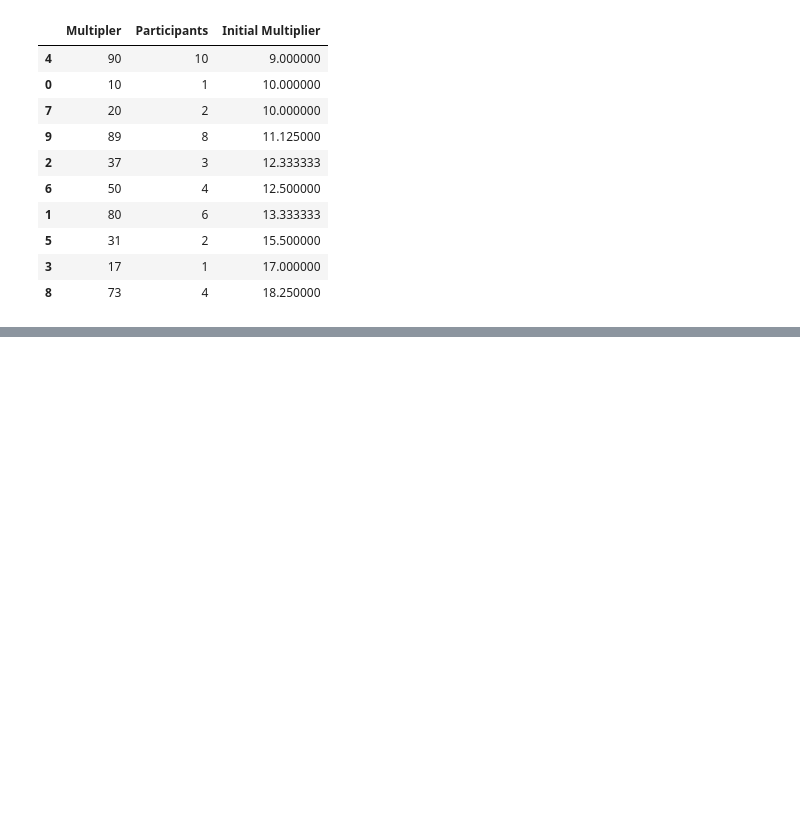
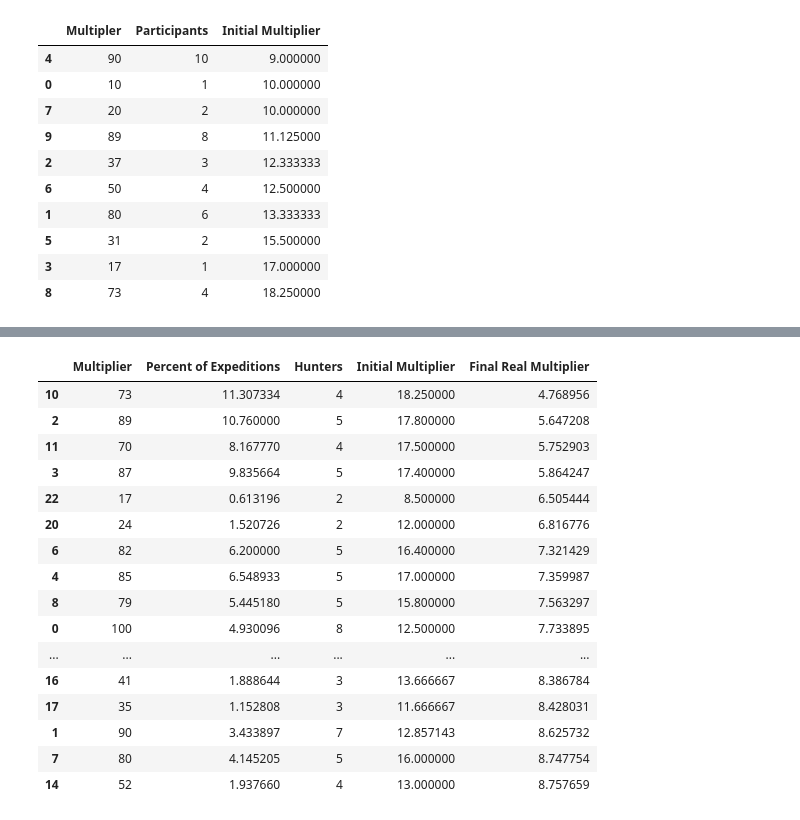
Before and after one commit to JosheevR/prosperity-3, a Jupyter notebook: round2/manual/Round2ManualTrading.ipynb, the cells around one changed output, grey strips where cells are left out. Drawn from its saved outputs; the diff is of its cells as text; code cells hidden in the pictures; blank space fills up the shorter version.

```diff
--- a/round2/manual/Round2ManualTrading.ipynb
+++ b/round2/manual/Round2ManualTrading.ipynb
@@ -200,0 +117,20 @@ Warning: The number of non-NaN values is not 19 as expected.
+# %%
+dist.dropna().sort_values("Final Real Multiplier")
+# %% [output]
+|  | Multiplier | Percent of Expeditions | Hunters | Initial Multiplier | Final Real Multiplier |
+| 10 | 73 | 11.307334 | 4 | 18.250000 | 4.768956 |
+| 2 | 89 | 10.760000 | 5 | 17.800000 | 5.647208 |
+| 11 | 70 | 8.167770 | 4 | 17.500000 | 5.752903 |
+| 3 | 87 | 9.835664 | 5 | 17.400000 | 5.864247 |
+| 22 | 17 | 0.613196 | 2 | 8.500000 | 6.505444 |
+| 20 | 24 | 1.520726 | 2 | 12.000000 | 6.816776 |
+| 6 | 82 | 6.200000 | 5 | 16.400000 | 7.321429 |
+| 4 | 85 | 6.548933 | 5 | 17.000000 | 7.359987 |
+| 8 | 79 | 5.445180 | 5 | 15.800000 | 7.563297 |
+| 0 | 100 | 4.930096 | 8 | 12.500000 | 7.733895 |
+| ... | ... | ... | ... | ... | ... |
+| 16 | 41 | 1.888644 | 3 | 13.666667 | 8.386784 |
+| 17 | 35 | 1.152808 | 3 | 11.666667 | 8.428031 |
+| 1 | 90 | 3.433897 | 7 | 12.857143 | 8.625732 |
+| 7 | 80 | 4.145205 | 5 | 16.000000 | 8.747754 |
+| 14 | 52 | 1.937660 | 4 | 13.000000 | 8.757659 |
```
Also changed, not shown: parts of 2 cells of this notebook, 1 other file.
